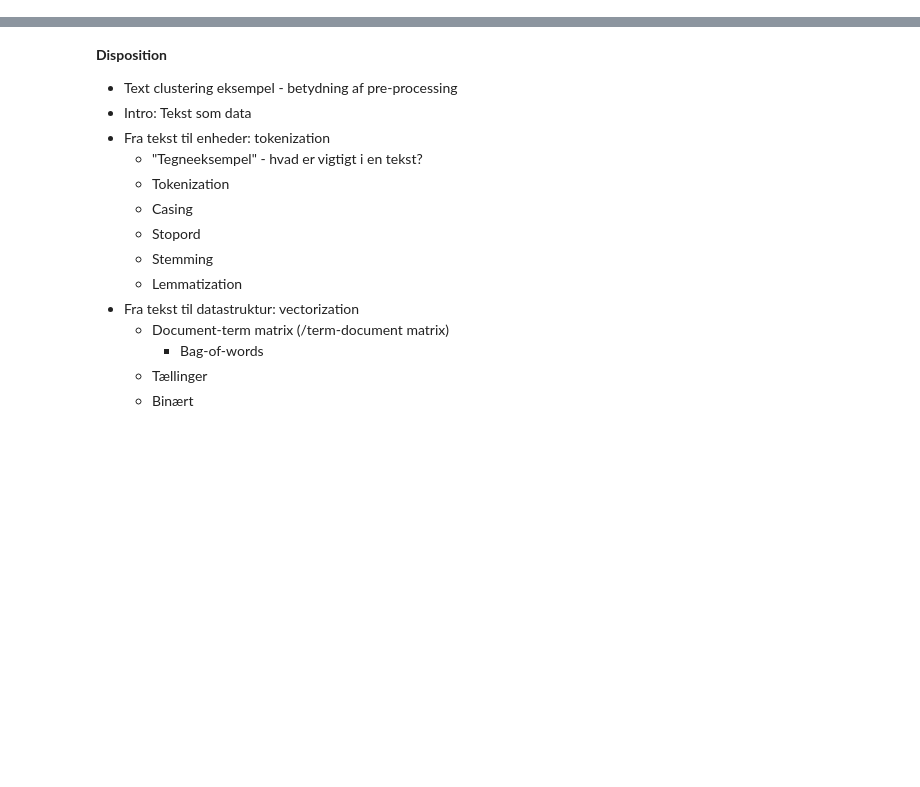
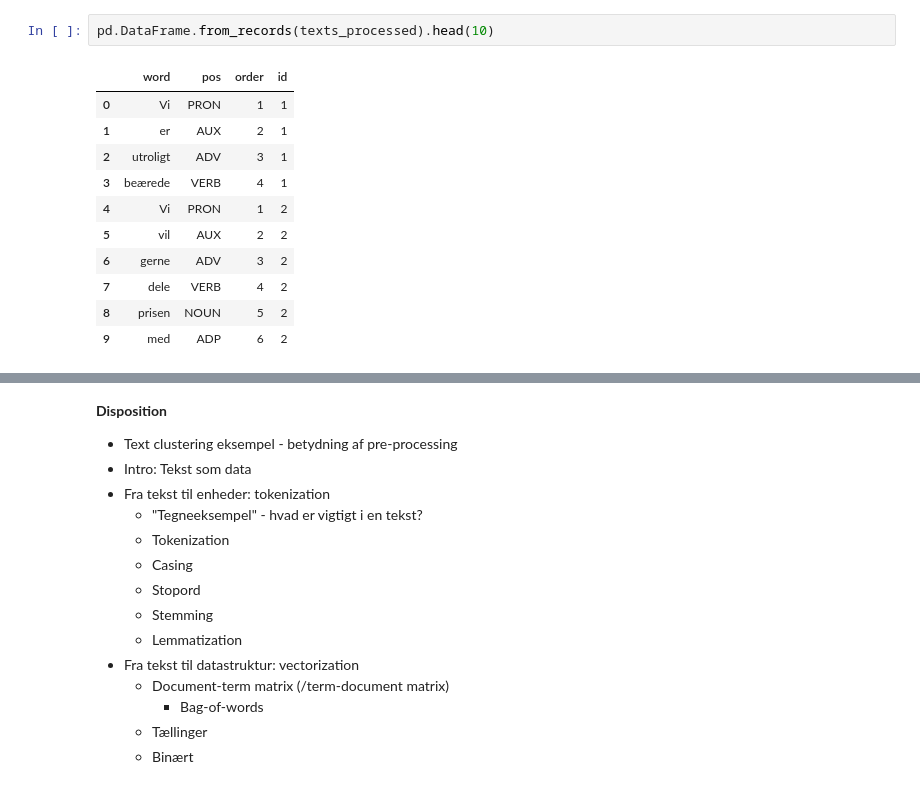
Before and after one commit to quasidemic/course_sds-I, a Jupyter notebook: sessions/09_clean-text/notebooks/clean-text_slides.ipynb, the cells around one changed output, grey strips where cells are left out. Cells and saved outputs as stored; diff of their text form; blank space fills up the shorter version.

```diff
--- a/sessions/09_clean-text/notebooks/clean-text_slides.ipynb
+++ b/sessions/09_clean-text/notebooks/clean-text_slides.ipynb
@@ -0,0 +52,14 @@
+# %%
+pd.DataFrame.from_records(texts_processed).head(10)
+# %% [output]
+|  | word | pos | order | id |
+| 0 | Vi | PRON | 1 | 1 |
+| 1 | er | AUX | 2 | 1 |
+| 2 | utroligt | ADV | 3 | 1 |
+| 3 | beærede | VERB | 4 | 1 |
+| 4 | Vi | PRON | 1 | 2 |
+| 5 | vil | AUX | 2 | 2 |
+| 6 | gerne | ADV | 3 | 2 |
+| 7 | dele | VERB | 4 | 2 |
+| 8 | prisen | NOUN | 5 | 2 |
+| 9 | med | ADP | 6 | 2 |
```
Also changed, not shown: parts of 48 cells of this notebook, 8 other files.
